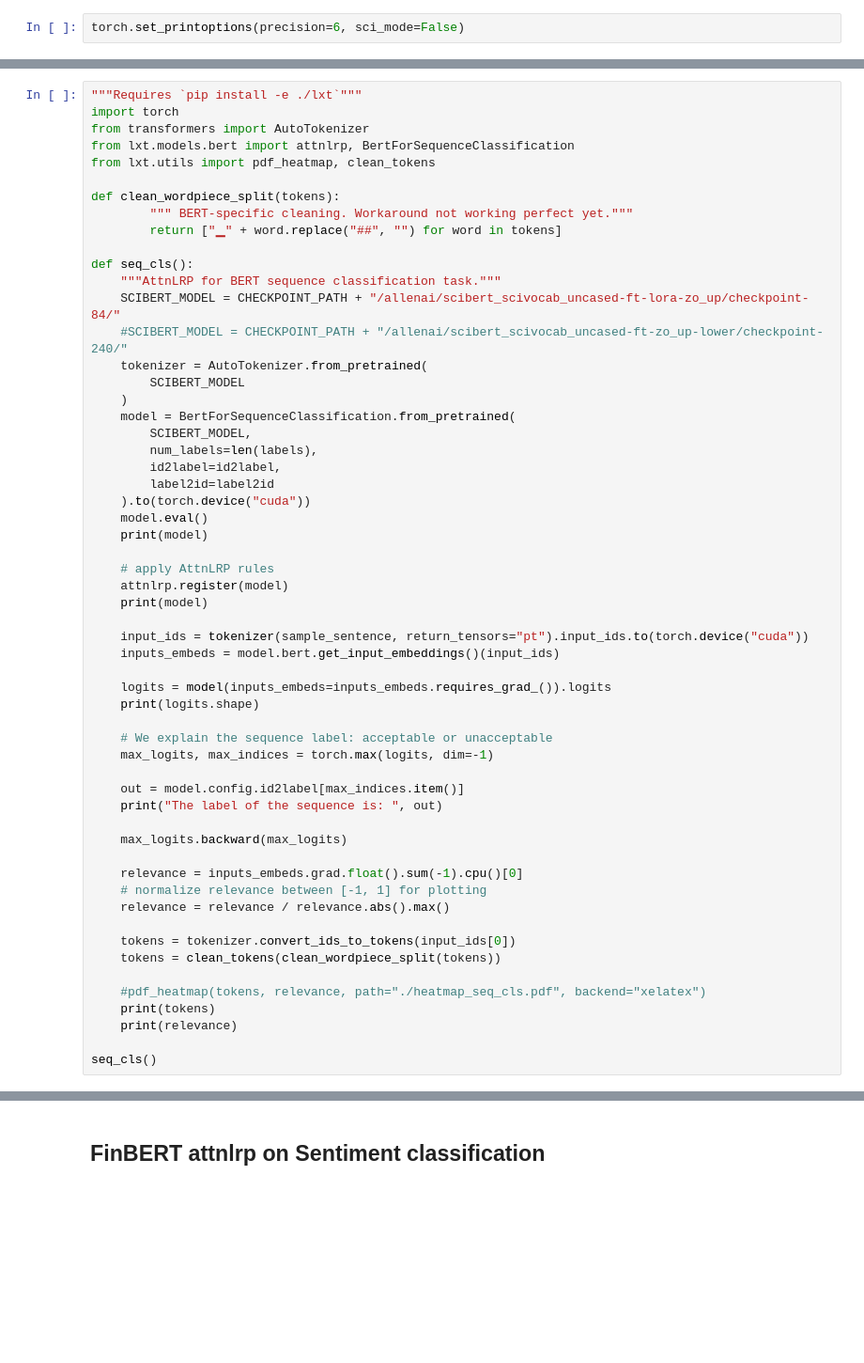
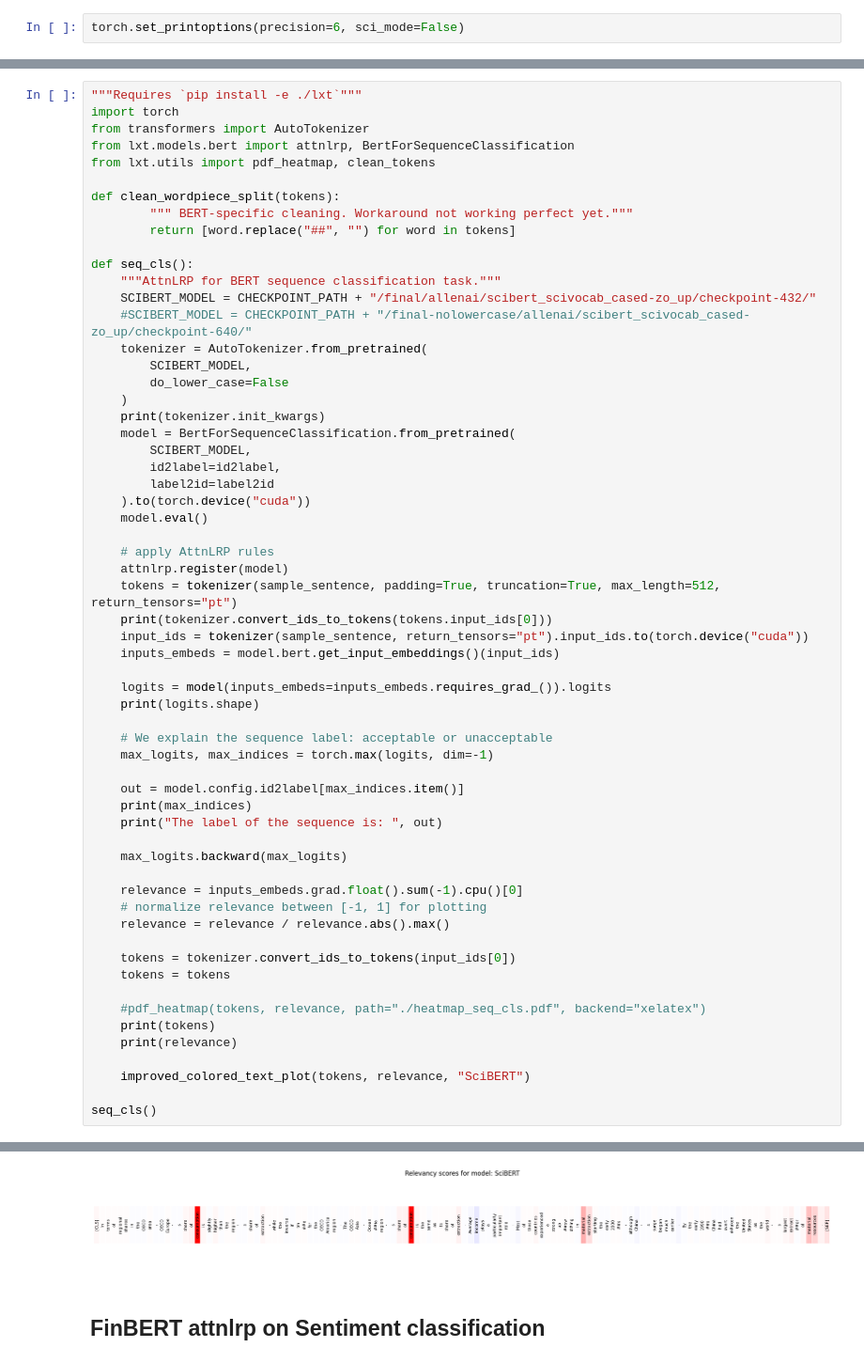
Before and after one commit to dvdblk/msc-thesis, a Jupyter notebook: experiments/05-xai/03-attnlrp.ipynb, the cells around one changed output, grey strips where cells are left out. Shown at 94% size. Cells and saved outputs as stored; diff of their text form; blank space fills up the shorter version.

```diff
--- a/experiments/05-xai/03-attnlrp.ipynb
+++ b/experiments/05-xai/03-attnlrp.ipynb
@@ -155,28 +215,28 @@ from lxt.utils import pdf_heatmap, clean_tokens
 
 def clean_wordpiece_split(tokens):
         """ BERT-specific cleaning. Workaround not working perfect yet."""
-        return ["▁" + word.replace("##", "") for word in tokens]
+        return [word.replace("##", "") for word in tokens]
 
 def seq_cls():
     """AttnLRP for BERT sequence classification task."""
-    SCIBERT_MODEL = CHECKPOINT_PATH + "/allenai/scibert_scivocab_uncased-ft-lora-zo_up/checkpoint-84/"
-    #SCIBERT_MODEL = CHECKPOINT_PATH + "/allenai/scibert_scivocab_uncased-ft-zo_up-lower/checkpoint-240/"
+    SCIBERT_MODEL = CHECKPOINT_PATH + "/final/allenai/scibert_scivocab_cased-zo_up/checkpoint-432/"
+    #SCIBERT_MODEL = CHECKPOINT_PATH + "/final-nolowercase/allenai/scibert_scivocab_cased-zo_up/checkpoint-640/"
     tokenizer = AutoTokenizer.from_pretrained(
-        SCIBERT_MODEL
+        SCIBERT_MODEL,
+        do_lower_case=False
     )
+    print(tokenizer.init_kwargs)
     model = BertForSequenceClassification.from_pretrained(
         SCIBERT_MODEL,
-        num_labels=len(labels),
         id2label=id2label,
         label2id=label2id
     ).to(torch.device("cuda"))
     model.eval()
-    print(model)
 
     # apply AttnLRP rules
     attnlrp.register(model)
-    print(model)
-
+    tokens = tokenizer(sample_sentence, padding=True, truncation=True, max_length=512, return_tensors="pt")
+    print(tokenizer.convert_ids_to_tokens(tokens.input_ids[0]))
     input_ids = tokenizer(sample_sentence, return_tensors="pt").input_ids.to(torch.device("cuda"))
     inputs_embeds = model.bert.get_input_embeddings()(input_ids)
 
@@ -187,6 +247,7 @@ def seq_cls():
     max_logits, max_indices = torch.max(logits, dim=-1)
 
     out = model.config.id2label[max_indices.item()]
+    print(max_indices)
     print("The label of the sequence is: ", out)
 
     max_logits.backward(max_logits)
@@ -196,11 +257,13 @@ def seq_cls():
     relevance = relevance / relevance.abs().max()
 
     tokens = tokenizer.convert_ids_to_tokens(input_ids[0])
-    tokens = clean_tokens(clean_wordpiece_split(tokens))
+    tokens = tokens
 
     #pdf_heatmap(tokens, relevance, path="./heatmap_seq_cls.pdf", backend="xelatex")
     print(tokens)
     print(relevance)
 
+    improved_colored_text_plot(tokens, relevance, "SciBERT")
+
 seq_cls()
 # %% [output]
@@ -226,3 +287,4 @@ tensor([-0.053514, -0.057133, -0.113126, -0.027830,  0.160663,  1.000000,
+[figure, added]
 # %% [markdown]
 ## FinBERT attnlrp on Sentiment classification
 # %%
```
Also changed, not shown: parts of 8 cells of this notebook, 21 other files.
